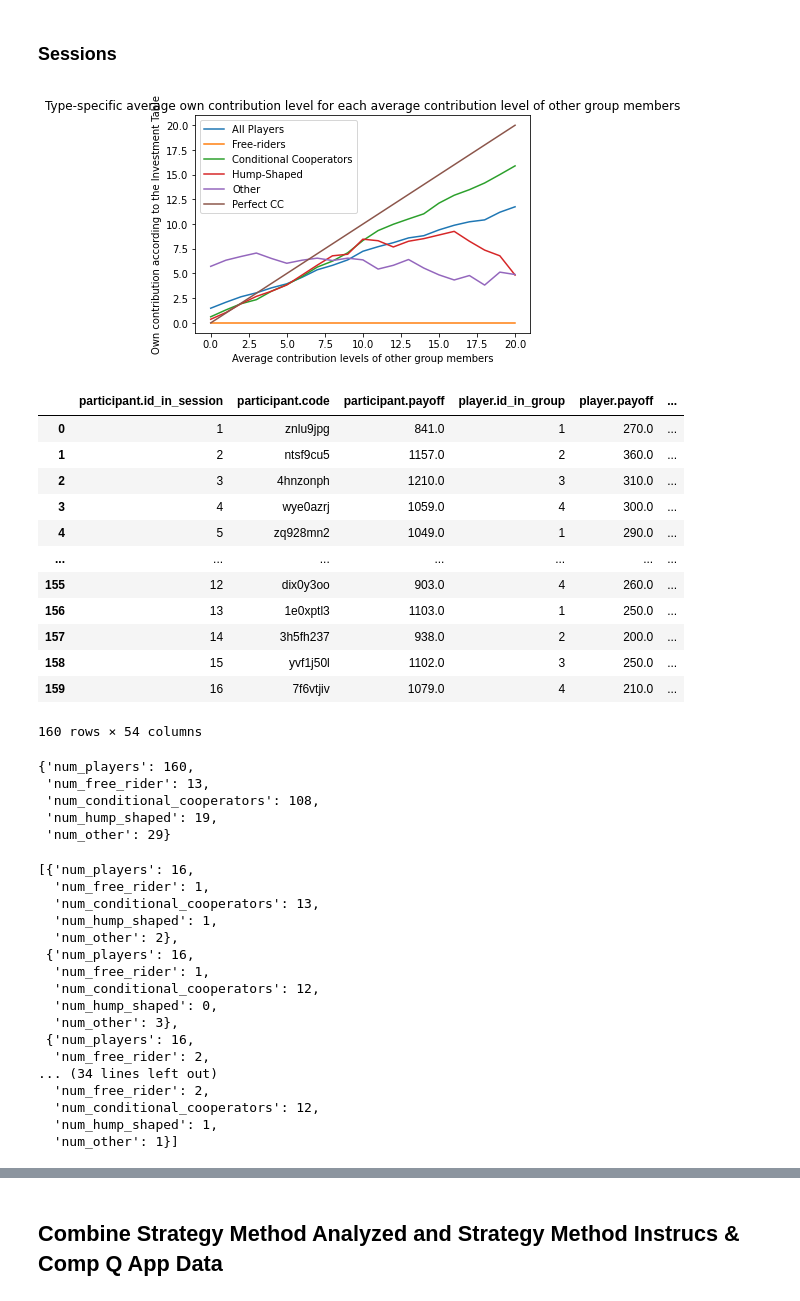
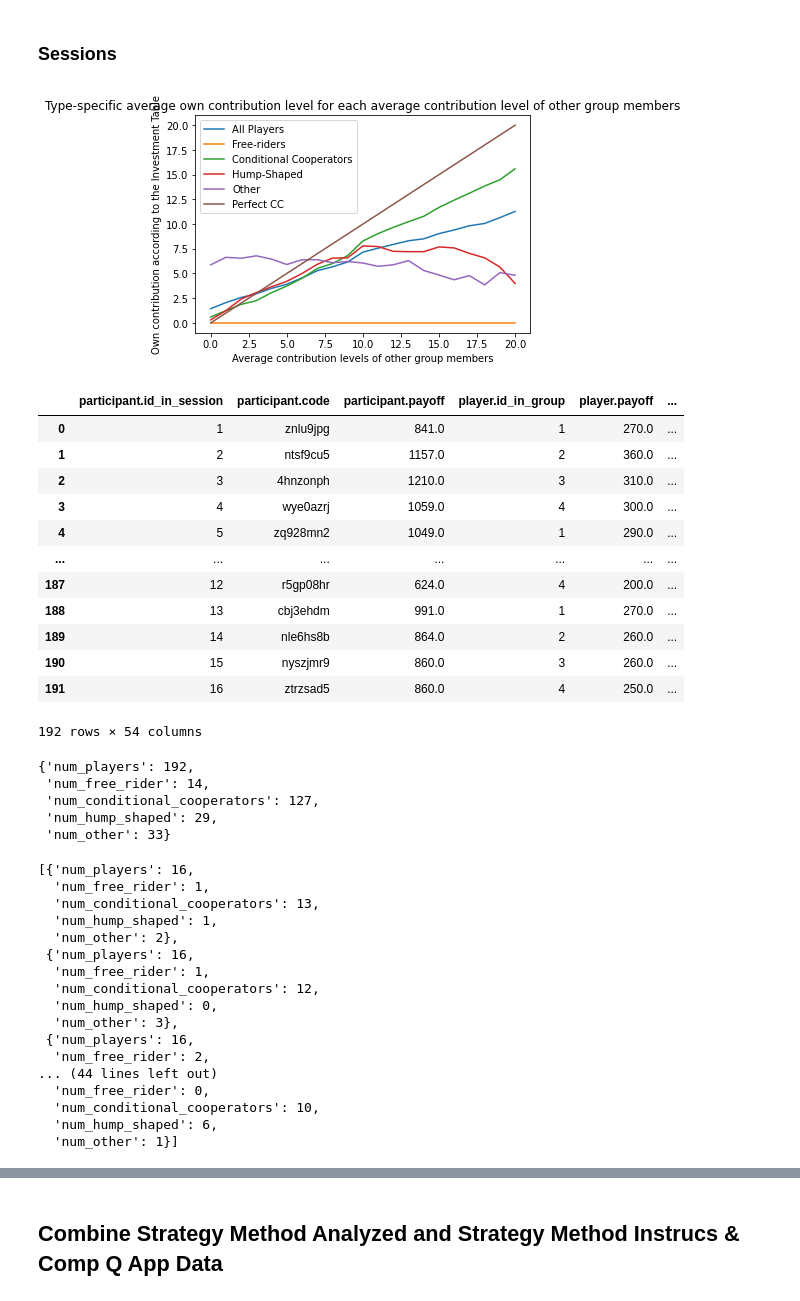
Before and after one commit to AaronSVMB/DA_4_MGPGG, a Jupyter notebook: src/Strategy Method/zstrategy_method_da.ipynb, the cells around one changed output, grey strips where cells are left out. Cells and saved outputs as stored; diff of their text form; code cells hidden in the pictures.

```diff
--- a/src/Strategy Method/zstrategy_method_da.ipynb
+++ b/src/Strategy Method/zstrategy_method_da.ipynb
@@ -9,10 +9,10 @@ from infographic_utils import gen_sm_infographic
 ### Sessions
 # %%
 smdf, all_sessions_player_type_dict, player_types_per_session_list, stat_test_dict, unconditional_dict, conditional_dict = strategy_method_analysis(
-    '/Users/aaronberman/Desktop/DA_4_MGPGG/ToDate/StrategyMethod_2023-09-16.csv', conditional_investment_x_values, conditional_investment_list, fgf_distribution, fgq_distrubtion,
+    '/Users/aaronberman/Desktop/DA_4_MGPGG/ToDate/StrategyMethod_2023-09-26.csv', conditional_investment_x_values, conditional_investment_list, fgf_distribution, fgq_distrubtion,
     1)
 # %% [output]
-[figure, old version]
+[figure, new version]
 # %%
 smdf
 # %% [output]
@@ -23,20 +23,20 @@ smdf
 | 3 | 4 | wye0azrj | 1059.0 | 4 | 300.0 | ... |
 | 4 | 5 | zq928mn2 | 1049.0 | 1 | 290.0 | ... |
 | ... | ... | ... | ... | ... | ... | ... |
-| 155 | 12 | dix0y3oo | 903.0 | 4 | 260.0 | ... |
-| 156 | 13 | 1e0xptl3 | 1103.0 | 1 | 250.0 | ... |
-| 157 | 14 | 3h5fh237 | 938.0 | 2 | 200.0 | ... |
-| 158 | 15 | yvf1j50l | 1102.0 | 3 | 250.0 | ... |
-| 159 | 16 | 7f6vtjiv | 1079.0 | 4 | 210.0 | ... |
+| 187 | 12 | r5gp08hr | 624.0 | 4 | 200.0 | ... |
+| 188 | 13 | cbj3ehdm | 991.0 | 1 | 270.0 | ... |
+| 189 | 14 | nle6hs8b | 864.0 | 2 | 260.0 | ... |
+| 190 | 15 | nyszjmr9 | 860.0 | 3 | 260.0 | ... |
+| 191 | 16 | ztrzsad5 | 860.0 | 4 | 250.0 | ... |
-160 rows × 54 columns
+192 rows × 54 columns
 # %%
 all_sessions_player_type_dict
 # %% [output]
-{'num_players': 160,
- 'num_free_rider': 13,
- 'num_conditional_cooperators': 108,
- 'num_hump_shaped': 19,
- 'num_other': 29}
+{'num_players': 192,
+ 'num_free_rider': 14,
+ 'num_conditional_cooperators': 127,
+ 'num_hump_shaped': 29,
+ 'num_other': 33}
 # %%
 player_types_per_session_list
 # %% [output]
@@ -52,10 +52,10 @@ player_types_per_session_list
   'num_other': 3},
  {'num_players': 16,
   'num_free_rider': 2,
-... (34 lines left out)
-  'num_free_rider': 2,
-  'num_conditional_cooperators': 12,
-  'num_hump_shaped': 1,
+... (44 lines left out)
+  'num_free_rider': 0,
+  'num_conditional_cooperators': 10,
+  'num_hump_shaped': 6,
   'num_other': 1}]
 # %%
 stat_test_dict
```
Also changed, not shown: parts of 7 cells of this notebook, 5 other files.
